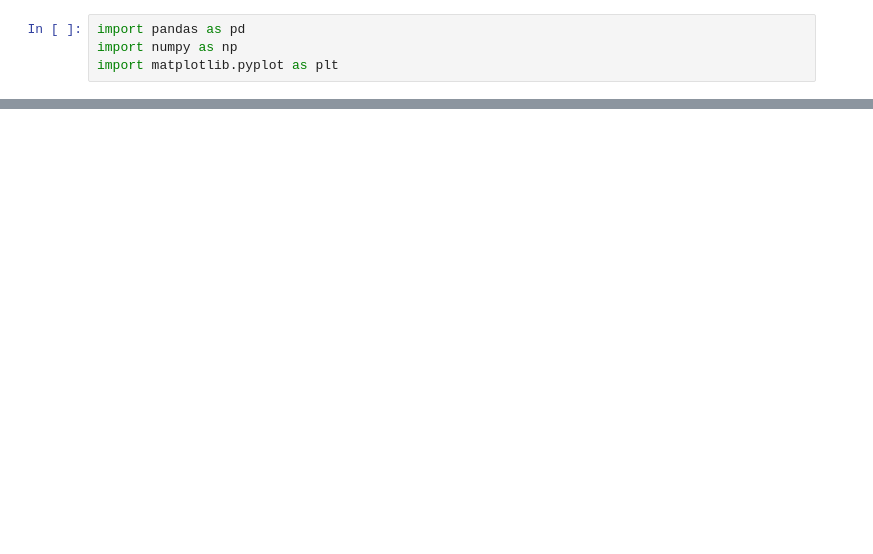
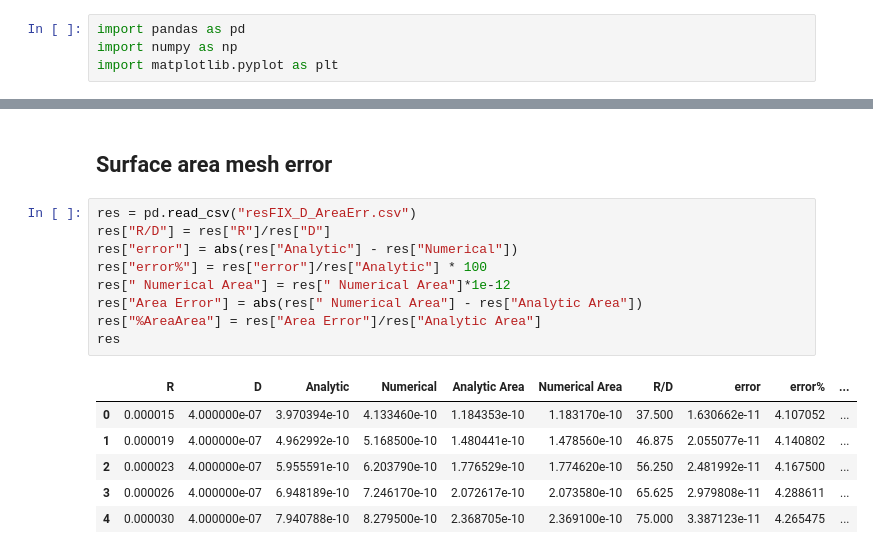
Before and after one commit to 23572027/SkripsieCode, a Jupyter notebook: cpp/noiseEX/testfiles/aVSn/analyseResults.ipynb, the cells around one changed output, grey strips where cells are left out. Cells and saved outputs as stored; diff of their text form; blank space fills up the shorter version.

```diff
--- a/cpp/noiseEX/testfiles/aVSn/analyseResults.ipynb
+++ b/cpp/noiseEX/testfiles/aVSn/analyseResults.ipynb
@@ -30,0 +37,18 @@ plt.show()
+# %% [markdown]
+## Surface area mesh error
+# %%
+res = pd.read_csv("resFIX_D_AreaErr.csv")
+res["R/D"] = res["R"]/res["D"]
+res["error"] = abs(res["Analytic"] - res["Numerical"])
+res["error%"] = res["error"]/res["Analytic"] * 100
+res[" Numerical Area"] = res[" Numerical Area"]*1e-12
+res["Area Error"] = abs(res[" Numerical Area"] - res["Analytic Area"])
+res["%AreaArea"] = res["Area Error"]/res["Analytic Area"]
+res
+# %% [output]
+|  | R | D | Analytic | Numerical | Analytic Area | Numerical Area | R/D | error | error% | ... |
+| 0 | 0.000015 | 4.000000e-07 | 3.970394e-10 | 4.133460e-10 | 1.184353e-10 | 1.183170e-10 | 37.500 | 1.630662e-11 | 4.107052 | ... |
+| 1 | 0.000019 | 4.000000e-07 | 4.962992e-10 | 5.168500e-10 | 1.480441e-10 | 1.478560e-10 | 46.875 | 2.055077e-11 | 4.140802 | ... |
+| 2 | 0.000023 | 4.000000e-07 | 5.955591e-10 | 6.203790e-10 | 1.776529e-10 | 1.774620e-10 | 56.250 | 2.481992e-11 | 4.167500 | ... |
+| 3 | 0.000026 | 4.000000e-07 | 6.948189e-10 | 7.246170e-10 | 2.072617e-10 | 2.073580e-10 | 65.625 | 2.979808e-11 | 4.288611 | ... |
+| 4 | 0.000030 | 4.000000e-07 | 7.940788e-10 | 8.279500e-10 | 2.368705e-10 | 2.369100e-10 | 75.000 | 3.387123e-11 | 4.265475 | ... |
```
Also changed, not shown: parts of 8 cells of this notebook, 16 other files.
